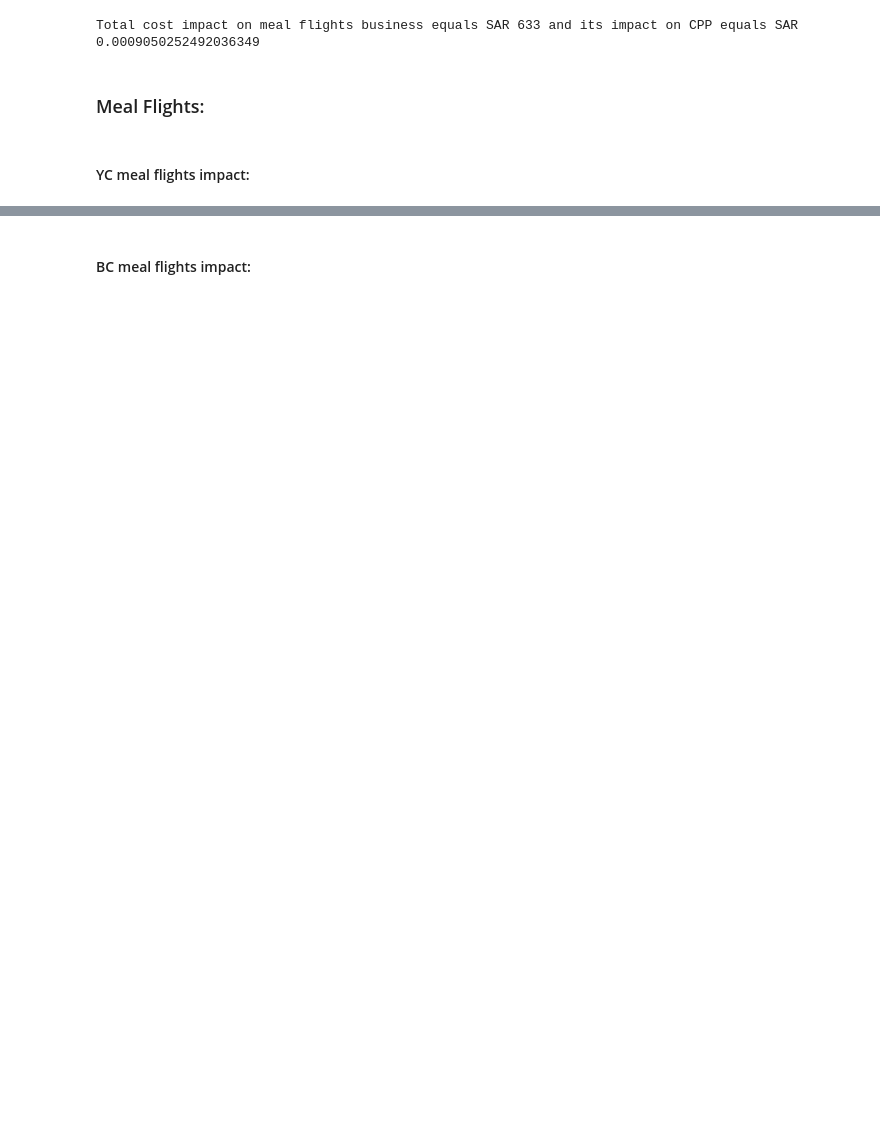
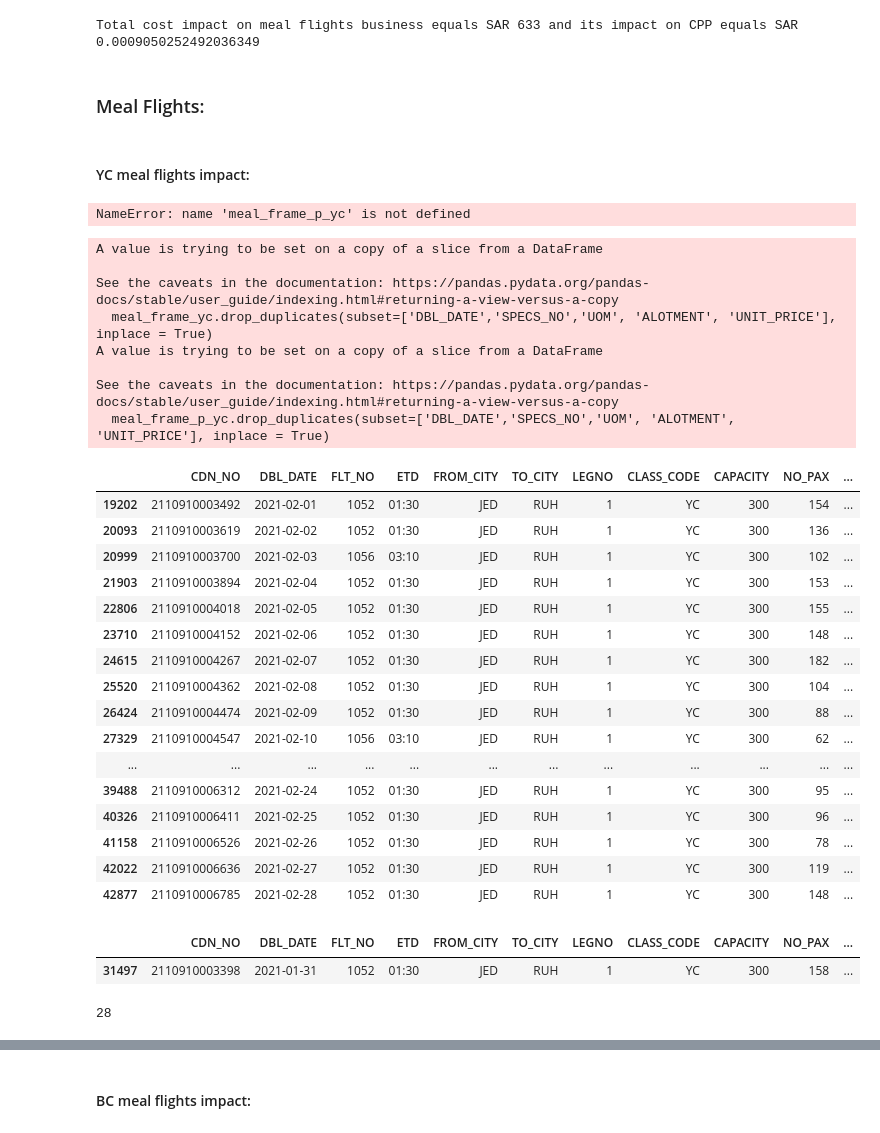
Before and after one commit to KhaledAlmanea/foodMonthlyCostImpact, a Jupyter notebook: CDN Monthly Data Report.ipynb, the cells around one changed output, grey strips where cells are left out. Cells and saved outputs as stored; diff of their text form; code cells hidden in the pictures; blank space fills up the shorter version.

```diff
--- a/CDN Monthly Data Report.ipynb
+++ b/CDN Monthly Data Report.ipynb
@@ -1011,6 +1011,50 @@ Total cost impact on meal flights business equals SAR 633 and its impact on CPP
 ### Meal Flights:
 # %% [markdown]
 #### YC meal flights impact:
+# %%
+display(np.count_nonzero(meal_frame_p_yc.DBL_DATE.dt.day[(meal_frame_p_yc['SPECS_NO'] == '42580') & (meal_frame_p_yc['UNIT_PRICE'] == 8.4)]))
+# %% [output]
+NameError: name 'meal_frame_p_yc' is not defined
+# %%
+# create beverages data frame for YC
+meal_frame_yc = df_three[((df_three['Block Time'] > 89) & (df_three['CLASS_CODE'] == 'YC') & ~(df_three.ITEM_CODE.isin(handling_item_codes)) & ~(df_three.ROUTE.isin(beverage_exception))) | ((df_three['Block Time'] > 89) & (df_three.ROUTE.isin(meal_exception)) & (df_three['CLASS_CODE'] == 'YC') & ~(df_three.ITEM_CODE.isin(handling_item_codes)))]
+meal_frame_p_yc = df_p_three[((df_p_three['Block Time'] > 89) & (df_p_three['CLASS_CODE'] == 'YC') & ~(df_p_three.ITEM_CODE.isin(handling_item_codes)) & ~(df_p_three.ROUTE.isin(beverage_exception))) | ((df_p_three['Block Time'] > 89) & (df_p_three.ROUTE.isin(meal_exception)) & (df_p_three['CLASS_CODE'] == 'YC') & ~(df_p_three.ITEM_CODE.isin(handling_item_codes)))]
+
+meal_frame_yc.drop_duplicates(subset=['DBL_DATE','SPECS_NO','UOM', 'ALOTMENT', 'UNIT_PRICE'], inplace = True)
+meal_frame_p_yc.drop_duplicates(subset=['DBL_DATE','SPECS_NO','UOM', 'ALOTMENT', 'UNIT_PRICE'], inplace = True)
+
+display(meal_frame_yc[meal_frame_yc['SPECS_NO'] == '43051'])
+display(meal_frame_p_yc[meal_frame_p_yc['SPECS_NO'] == '43051'])
+np.count_nonzero(meal_frame_yc.DBL_DATE.dt.day[(meal_frame_yc['SPECS_NO'] == '43051')])
+# %% [output]
+A value is trying to be set on a copy of a slice from a DataFrame
+
+See the caveats in the documentation: https://pandas.pydata.org/pandas-docs/stable/user_guide/indexing.html#returning-a-view-versus-a-copy
+  meal_frame_yc.drop_duplicates(subset=['DBL_DATE','SPECS_NO','UOM', 'ALOTMENT', 'UNIT_PRICE'], inplace = True)
+A value is trying to be set on a copy of a slice from a DataFrame
+
+See the caveats in the documentation: https://pandas.pydata.org/pandas-docs/stable/user_guide/indexing.html#returning-a-view-versus-a-copy
+  meal_frame_p_yc.drop_duplicates(subset=['DBL_DATE','SPECS_NO','UOM', 'ALOTMENT', 'UNIT_PRICE'], inplace = True)
+|  | CDN_NO | DBL_DATE | FLT_NO | ETD | FROM_CITY | TO_CITY | LEGNO | CLASS_CODE | CAPACITY | NO_PAX | ... |
+| 19202 | 2110910003492 | 2021-02-01 | 1052 | 01:30 | JED | RUH | 1 | YC | 300 | 154 | ... |
+| 20093 | 2110910003619 | 2021-02-02 | 1052 | 01:30 | JED | RUH | 1 | YC | 300 | 136 | ... |
+| 20999 | 2110910003700 | 2021-02-03 | 1056 | 03:10 | JED | RUH | 1 | YC | 300 | 102 | ... |
+| 21903 | 2110910003894 | 2021-02-04 | 1052 | 01:30 | JED | RUH | 1 | YC | 300 | 153 | ... |
+| 22806 | 2110910004018 | 2021-02-05 | 1052 | 01:30 | JED | RUH | 1 | YC | 300 | 155 | ... |
+| 23710 | 2110910004152 | 2021-02-06 | 1052 | 01:30 | JED | RUH | 1 | YC | 300 | 148 | ... |
+| 24615 | 2110910004267 | 2021-02-07 | 1052 | 01:30 | JED | RUH | 1 | YC | 300 | 182 | ... |
+| 25520 | 2110910004362 | 2021-02-08 | 1052 | 01:30 | JED | RUH | 1 | YC | 300 | 104 | ... |
+| 26424 | 2110910004474 | 2021-02-09 | 1052 | 01:30 | JED | RUH | 1 | YC | 300 | 88 | ... |
+| 27329 | 2110910004547 | 2021-02-10 | 1056 | 03:10 | JED | RUH | 1 | YC | 300 | 62 | ... |
+| ... | ... | ... | ... | ... | ... | ... | ... | ... | ... | ... | ... |
+| 39488 | 2110910006312 | 2021-02-24 | 1052 | 01:30 | JED | RUH | 1 | YC | 300 | 95 | ... |
+| 40326 | 2110910006411 | 2021-02-25 | 1052 | 01:30 | JED | RUH | 1 | YC | 300 | 96 | ... |
+| 41158 | 2110910006526 | 2021-02-26 | 1052 | 01:30 | JED | RUH | 1 | YC | 300 | 78 | ... |
+| 42022 | 2110910006636 | 2021-02-27 | 1052 | 01:30 | JED | RUH | 1 | YC | 300 | 119 | ... |
+| 42877 | 2110910006785 | 2021-02-28 | 1052 | 01:30 | JED | RUH | 1 | YC | 300 | 148 | ... |
+|  | CDN_NO | DBL_DATE | FLT_NO | ETD | FROM_CITY | TO_CITY | LEGNO | CLASS_CODE | CAPACITY | NO_PAX | ... |
+| 31497 | 2110910003398 | 2021-01-31 | 1052 | 01:30 | JED | RUH | 1 | YC | 300 | 158 | ... |
+28
 # %%
 changes_list_meal_yc = pd.DataFrame()
 
```
Also changed, not shown: parts of 5 cells of this notebook.
